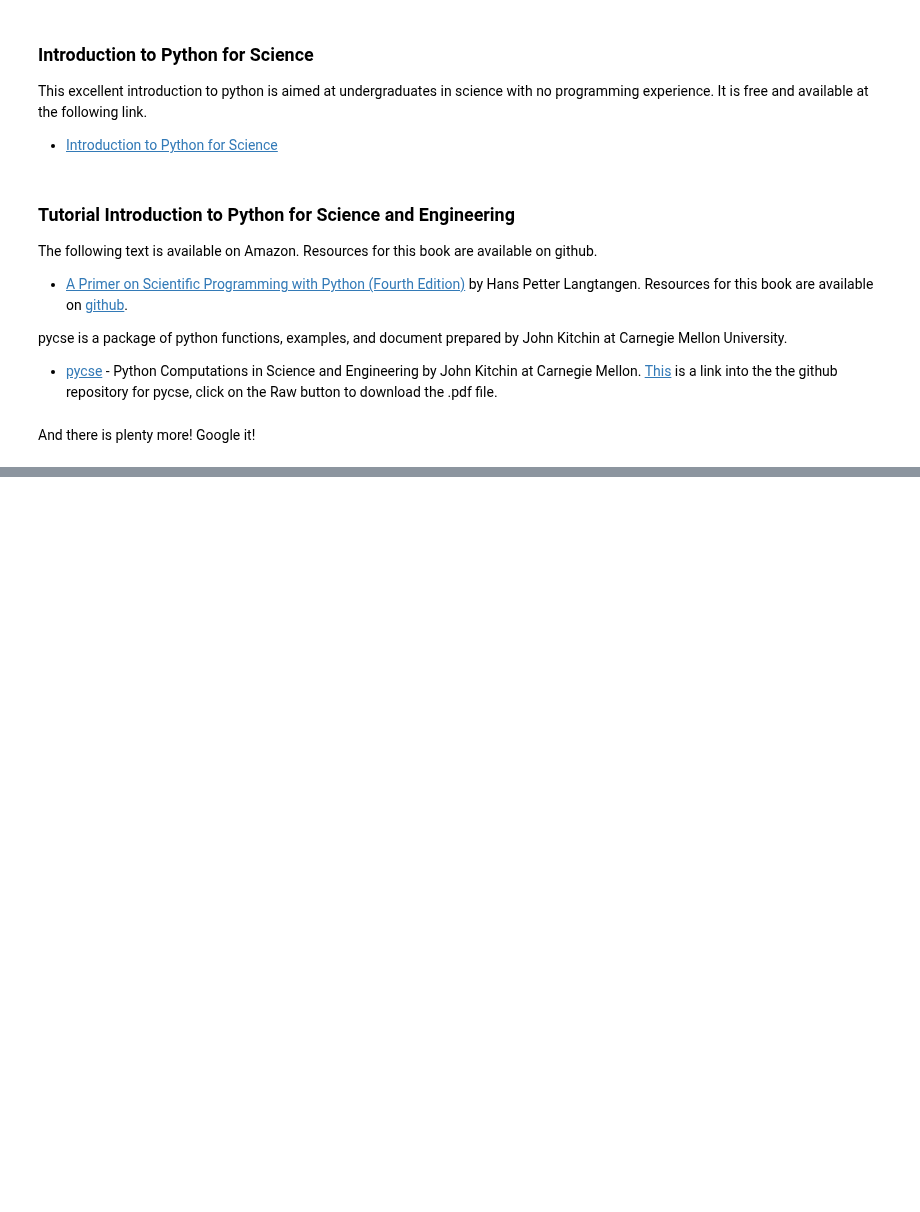
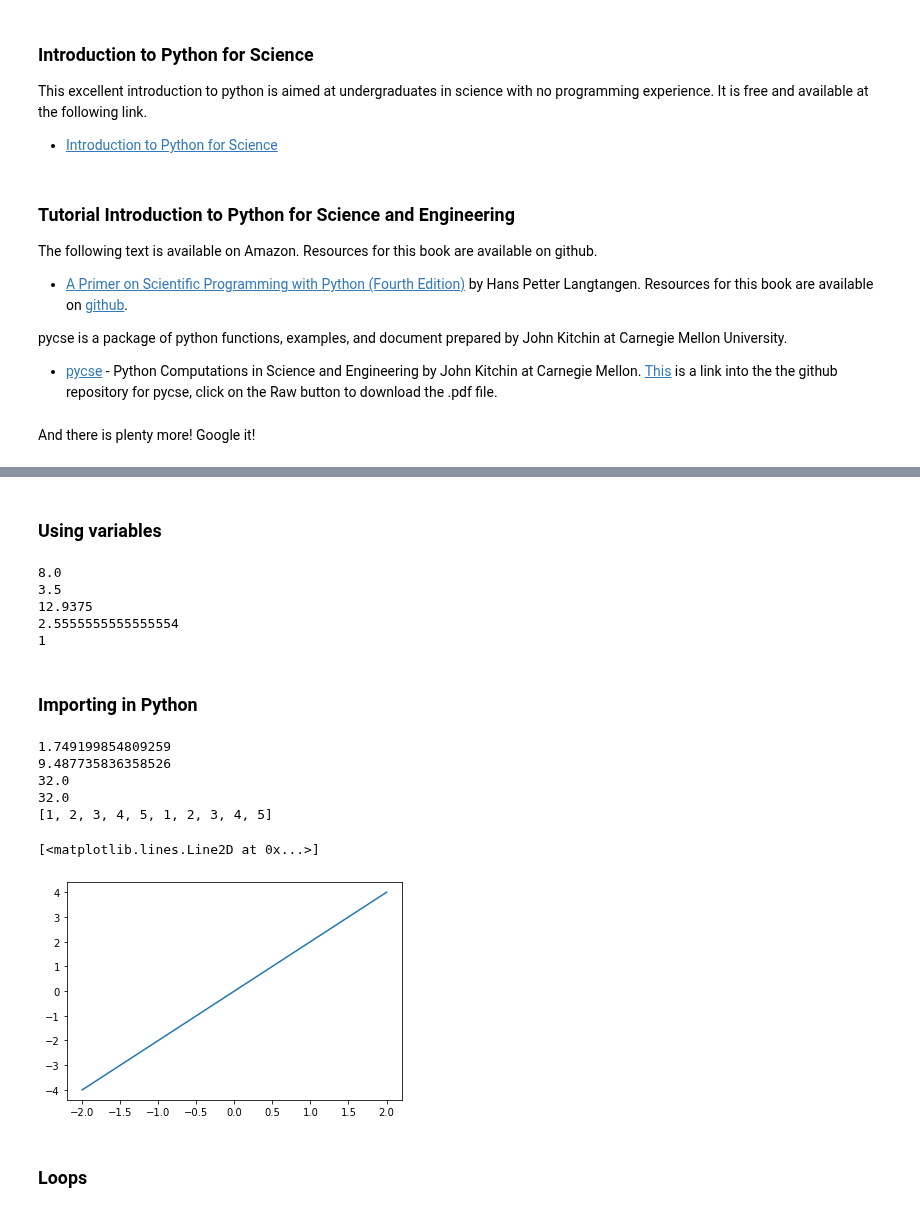
Before and after one commit to andreamunafo/classical_control_theory, a Jupyter notebook: 01_Getting_started_with_Python_and_Jupyter_Notebook.ipynb, the cells around one changed output, grey strips where cells are left out. Cells and saved outputs as stored; diff of their text form; code cells hidden in the pictures; blank space fills up the shorter version.

Commit message:
Add Python basics

```diff
--- a/01_Getting_started_with_Python_and_Jupyter_Notebook.ipynb
+++ b/01_Getting_started_with_Python_and_Jupyter_Notebook.ipynb
@@ -324,0 +411,54 @@ And there is plenty more! Google it!
+# %% [markdown]
+### Using variables
+# %%
+float1 = 5.75
+float2 = 2.25
+#Addition, subtraction, multiplication, division are as you expect
+
+print(float1 + float2)
+print(float1 - float2)
+print(float1 * float2)
+print(float1 / float2)
+
+#Here's an interesting one that showed up in the first homework in 2017. Modulus:
+print(5 % 2)
+# %% [output]
+8.0
+3.5
+12.9375
+2.5555555555555554
+1
+# %% [markdown]
+### Importing in Python
+# %%
+#Just about every standard math function on a calculator has a python equivalent pre made.
+#however, they are from the 'math' package in python. Let's add that package!
+import math
+print(math.log(float1))
+print(math.exp(float2))
+print(math.pow(2,5))
+# There is a quicker way to write exponents if you want:
+print(2.0**5.0)
+
+#Like in MATLAB, you can expand the math to entire lists
+list3 = [1, 2, 3, 4, 5]
+print(2 * list3)
+# %% [output]
+1.749199854809259
+9.487735836358526
+32.0
+32.0
+[1, 2, 3, 4, 5, 1, 2, 3, 4, 5]
+# %%
+#We can plot easily in Python like in matlab, just import the relevant package!
+%matplotlib inline
+import matplotlib.pyplot as plt
+
+x_vals = [-2, -1, 0, 1, 2]
+y_vals = [-4, -2, 0, 2, 4]
+plt.plot(x_vals, y_vals)
+# %% [output]
+[<matplotlib.lines.Line2D at 0x...>]
+[figure, added]
+# %% [markdown]
+### Loops
```
Also changed, not shown: parts of 43 cells of this notebook.
